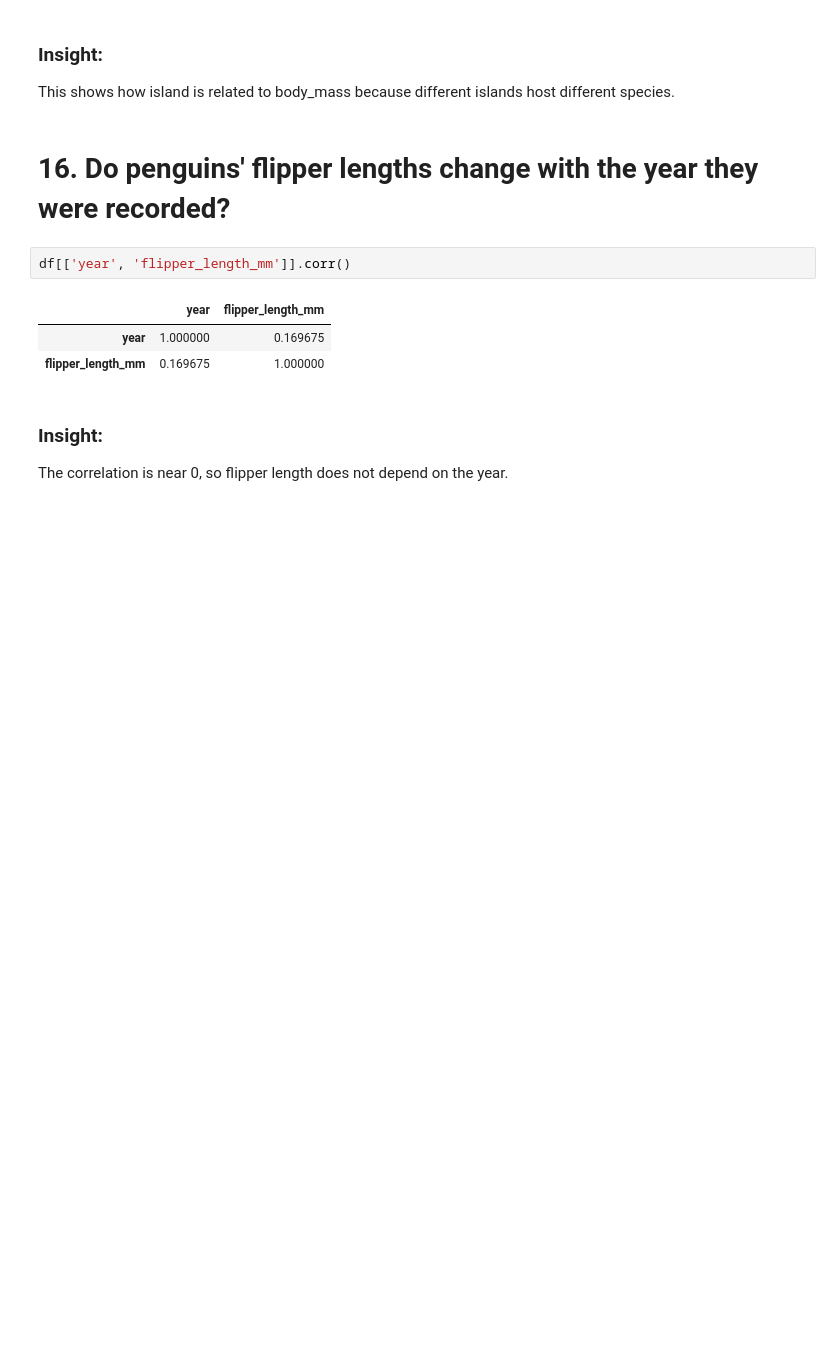
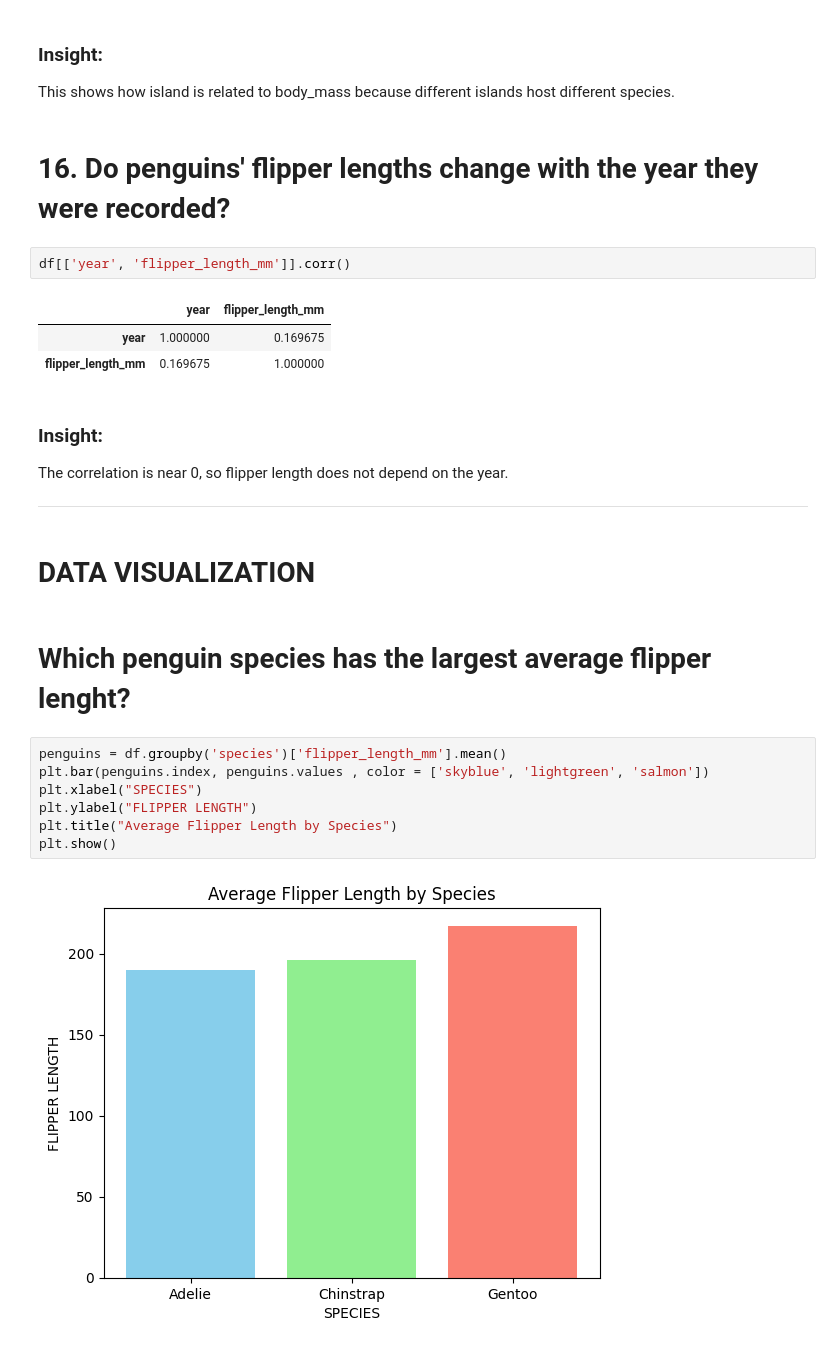
Before and after one commit to raiahyxs/Data-Analytics, a Jupyter notebook: ITELEC03/activity 1.ipynb, the cells around one changed output. Saved outputs shown, nothing was run; the diff lists cells and outputs as text; blank space fills up the shorter version.

```diff
--- a/ITELEC03/activity 1.ipynb
+++ b/ITELEC03/activity 1.ipynb
@@ -199,3 +198,17 @@ df[['year', 'flipper_length_mm']].corr()
 # %% [markdown]
 <h3>Insight:</h3>
 <p>The correlation is near 0, so flipper length does not depend on the year.</p>
+<hr>
+# %% [markdown]
+<h1> DATA VISUALIZATION </h1>
+# %% [markdown]
+<h1> Which penguin species has the largest average flipper lenght? </h1>
+# %%
+penguins = df.groupby('species')['flipper_length_mm'].mean()
+plt.bar(penguins.index, penguins.values , color = ['skyblue', 'lightgreen', 'salmon'])
+plt.xlabel("SPECIES")
+plt.ylabel("FLIPPER LENGTH")
+plt.title("Average Flipper Length by Species")
+plt.show()
+# %% [output]
+[figure, added]
```
Also changed, not shown: parts of 6 cells of this notebook.
